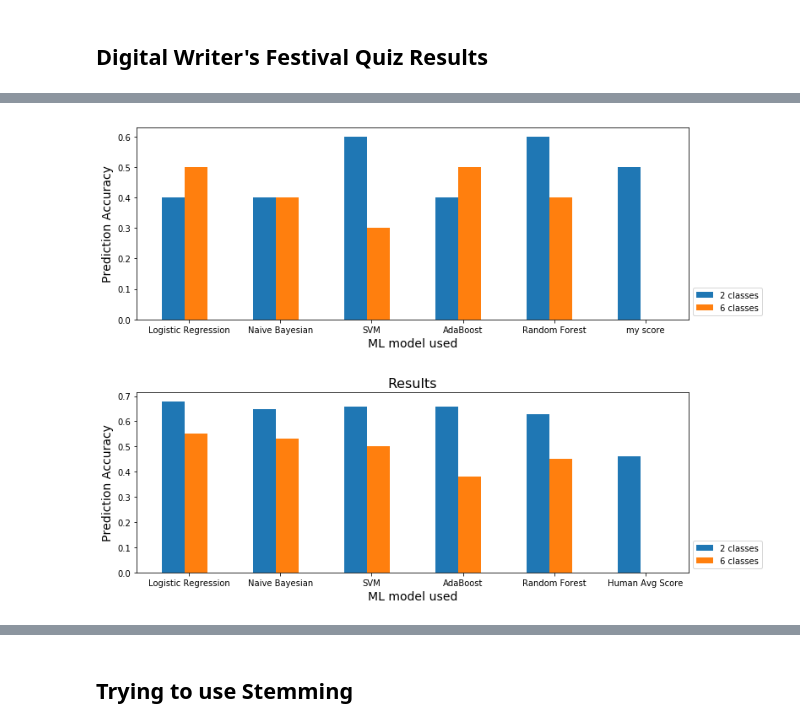
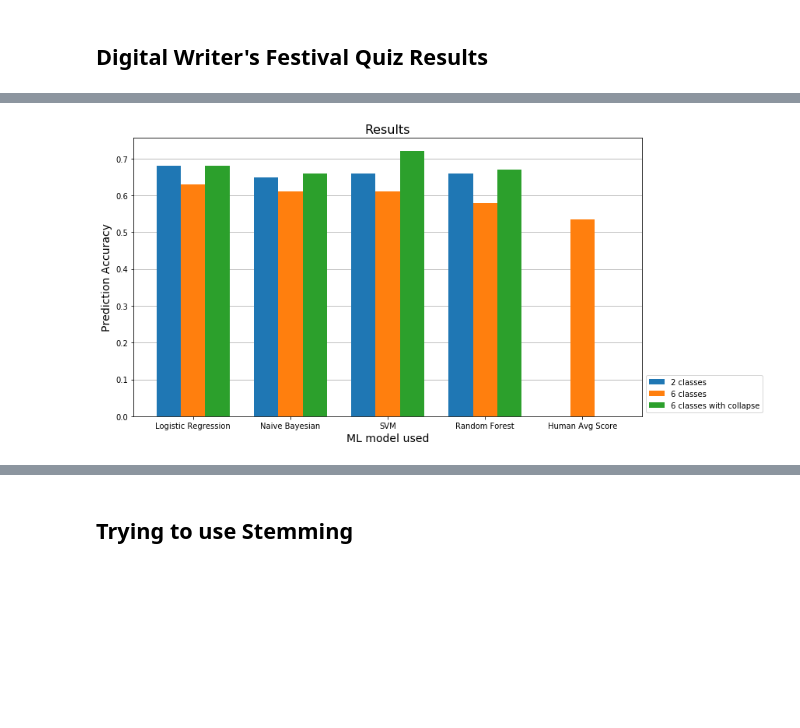
Before and after one commit to cedricviaccoz/botvsbotornot, a Jupyter notebook: ML on botpoemDotCom.ipynb, the cells around one changed output, grey strips where cells are left out. Drawn from its saved outputs; the diff is of its cells as text; code cells hidden in the pictures; blank space fills up the shorter version.

```diff
--- a/ML on botpoemDotCom.ipynb
+++ b/ML on botpoemDotCom.ipynb
@@ -706,10 +749,14 @@ def compare_pipelines(pips, crossValiPortion):
     CVres2s = []
     CVres6m = []
     CVres6s = []
+    CVres6colm = []
+    CVres6cols = []
     DWFQres2 = []
     DWFQres6 = []
+    DWFQres6col = []
     hardRes2 = []
     hardRes6 = []
+    hardRes6col = []
     for mName, model in pips.items():
         pip2 = model[0]
         pip6 = pip2 if model[1] is None else model[1]
@@ -721,12 +768,20 @@ def compare_pipelines(pips, crossValiPortion):
         res6 = crossValidate(crossValiPortion, pip6, df, nCategory)
         CVres6m.append(np.mean(res6))
         CVres6s.append(np.std(res6))
+        res6col = crossValidate(crossValiPortion, pip6, df, nCategory, collapseCategory=True)
+        CVres6colm.append(np.mean(res6col))
+        CVres6cols.append(np.std(res6col))
         #SecondChallenge : DWFQ
         DWFQres2.append(hardestPoemChallenge(DWFQ_df, df, pip2, 1, twoCategory))
         DWFQres6.append(hardestPoemChallenge(DWFQ_df, df, pip6, 1, nCategory))
+        DWFQres6col.append(hardestPoemChallenge(DWFQ_df, df, pip6, 1, nCategory, collapseCategory=True))
         #ThirdChallenge : the 100 hardest poems
         hardRes2.append(hardestPoemChallenge(hundred_hard_poems_df, df, pip2, 1,twoCategory))
         hardRes6.append(hardestPoemChallenge(hundred_hard_poems_df, df, pip6, 1, nCategory))
-    d = {'model_name': modelNames, 'CV_res_2_mean':CVres2m,'CV_res_2_std':CVres2s, 'CV_res_6_mean': CVres6m,'CV_res_6_std': CVres6s, 'DWFQ_res_2': DWFQres2, 'DWFQ_res_6': DWFQres6, 'hard_res_2': hardRes2,'hard_res_6': hardRes6}
+        hardRes6col.append(hardestPoemChallenge(hundred_hard_poems_df, df, pip6, 1, nCategory, collapseCategory=True))
+    d = {'model_name': modelNames, 'CV_res_2_mean':CVres2m,'CV_res_2_std':CVres2s, 'CV_res_6_mean': CVres6m,
+         'CV_res_6_std': CVres6s,'CV_res_6_col_mean': CVres6colm,'CV_res_6_col_std': CVres6cols,
+         'DWFQ_res_2': DWFQres2, 'DWFQ_res_6': DWFQres6, 'DWFQ_res_6_col': DWFQres6col ,'hard_res_2': hardRes2,
+         'hard_res_6': hardRes6,'hard_res_6_col': hardRes6col}
     return pd.DataFrame(data=d)
 allRes = compare_pipelines(pips, 4)
@@ -768,59 +852,35 @@ plt.show()
 # %%
 import numpy as np
 ind = np.arange(len(allRes)+ 1)
 fig, ax = plt.subplots()
 width = 0.25
 
-res2 = [g for g in allRes['DWFQ_res_2']]
-res2.append(0.5)
-rects_c2 = ax.bar(ind, res2, width)
-res6 = [g for g in allRes['DWFQ_res_6']]
-res6.append(0)
-rects_c6 = ax.bar(ind+width, res6, width)
+ax.yaxis.grid(zorder=0)
+res2 = [g for g in allRes['hard_res_2']]
+res2.append(0)
+rects_c2 = ax.bar(ind, res2, width, zorder=3)
+res6 = [g for g in allRes['hard_res_6']]
+res6.append(0.5342)
+rects_c6 = ax.bar(ind+width, res6, width, zorder=3)
+res6col = [g for g in allRes['hard_res_6_col']]
+res6col.append(0)
+rects_c6_col = ax.bar(ind+(2*width), res6col, width, zorder=3)
 
-ax.legend((rects_c2[0], rects_c6[0]), ('2 classes', '6 classes'), bbox_to_anchor=(1.0, 0), loc='lower left')
-ax.set_xticks(ind + (width+0.1) / 2)
+ax.legend((rects_c2[0], rects_c6[0], rects_c6_col[0]), ('2 classes', '6 classes', '6 classes with collapse'), bbox_to_anchor=(1.0, 0), loc='lower left')
+ax.set_xticks(ind + width)
 
 xt = [g for g in allRes['model_name']]
-xt.append('my score')
+xt.append('Human Avg Score')
 ax.set_xticklabels(xt)
 
-ax.set_title('', size=16)
+ax.set_title('Results', size=16)
 ax.set_ylabel('Prediction Accuracy', size=14)
 ax.set_xlabel('ML model used', size=14)
-fig.set_size_inches((10,4))
+fig.set_size_inches((10,6))
 plt.tight_layout()
 plt.show()
 # %% [output]
-[figure, old version]
+[figure, new version]
-# %%
-import numpy as np
-ind = np.arange(len(allRes)+ 1)
-fig, ax = plt.subplots()
-width = 0.25
-
-res2 = [g for g in allRes['hard_res_2']]
-res2.append(0.462)
-rects_c2 = ax.bar(ind, res2, width)
-res6 = [g for g in allRes['hard_res_6']]
-res6.append(0)
-rects_c6 = ax.bar(ind+width, res6, width)
-
-ax.legend((rects_c2[0], rects_c6[0]), ('2 classes', '6 classes'), bbox_to_anchor=(1.0, 0), loc='lower left')
-ax.set_xticks(ind + (width+0.1) / 2)
-
-xt = [g for g in allRes['model_name']]
-xt.append('Human Avg Score')
-ax.set_xticklabels(xt)
-
-ax.set_title('Results', size=16)
-ax.set_ylabel('Prediction Accuracy', size=14)
-ax.set_xlabel('ML model used', size=14)
-fig.set_size_inches((10,4))
-plt.tight_layout()
-plt.show()
-# %% [output]
-[figure, removed]
 # %%
 #Trying to remove stop words :
 
```
Also changed, not shown: parts of 14 cells of this notebook.
